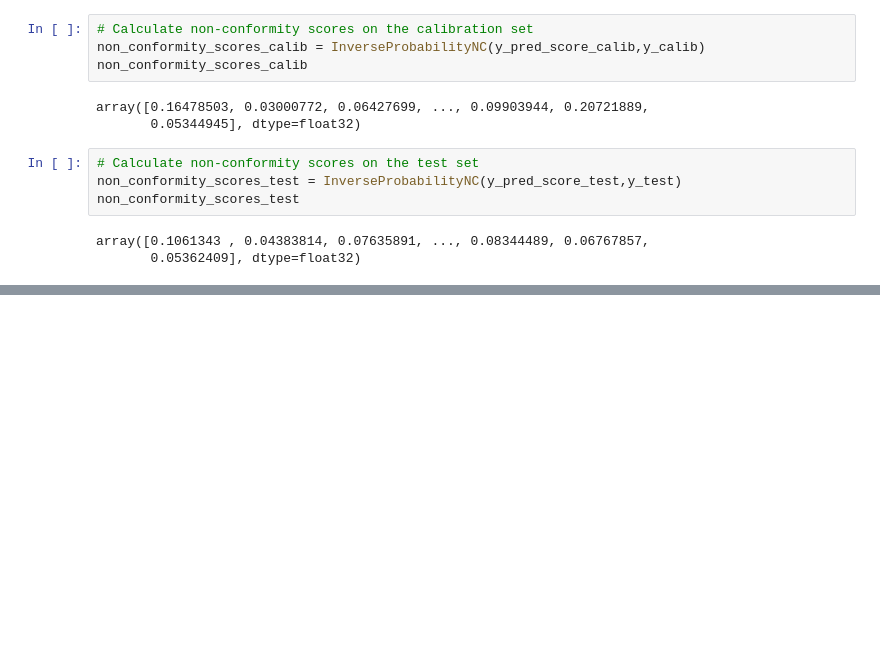
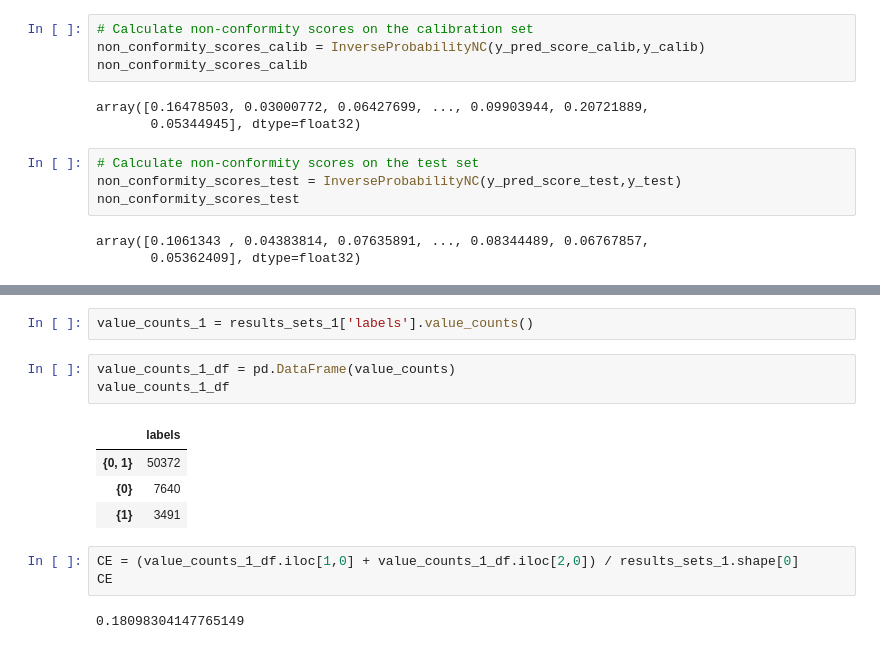
Before and after one commit to haileyvu9/RP, a Jupyter notebook: Research_project_Hailey.ipynb, the cells around one changed output, grey strips where cells are left out. Saved outputs shown, nothing was run; the diff lists cells and outputs as text; blank space fills up the shorter version.

```diff
--- a/Research_project_Hailey.ipynb
+++ b/Research_project_Hailey.ipynb
@@ -774,0 +782,15 @@ nonconformist.evaluation.class_mean_errors
+# %%
+value_counts_1 = results_sets_1['labels'].value_counts()
+# %%
+value_counts_1_df = pd.DataFrame(value_counts)
+value_counts_1_df
+# %% [output]
+|  | labels |
+| {0, 1} | 50372 |
+| {0} | 7640 |
+| {1} | 3491 |
+# %%
+CE = (value_counts_1_df.iloc[1,0] + value_counts_1_df.iloc[2,0]) / results_sets_1.shape[0]
+CE
+# %% [output]
+0.18098304147765149
```
Also changed, not shown: parts of 67 cells of this notebook.
